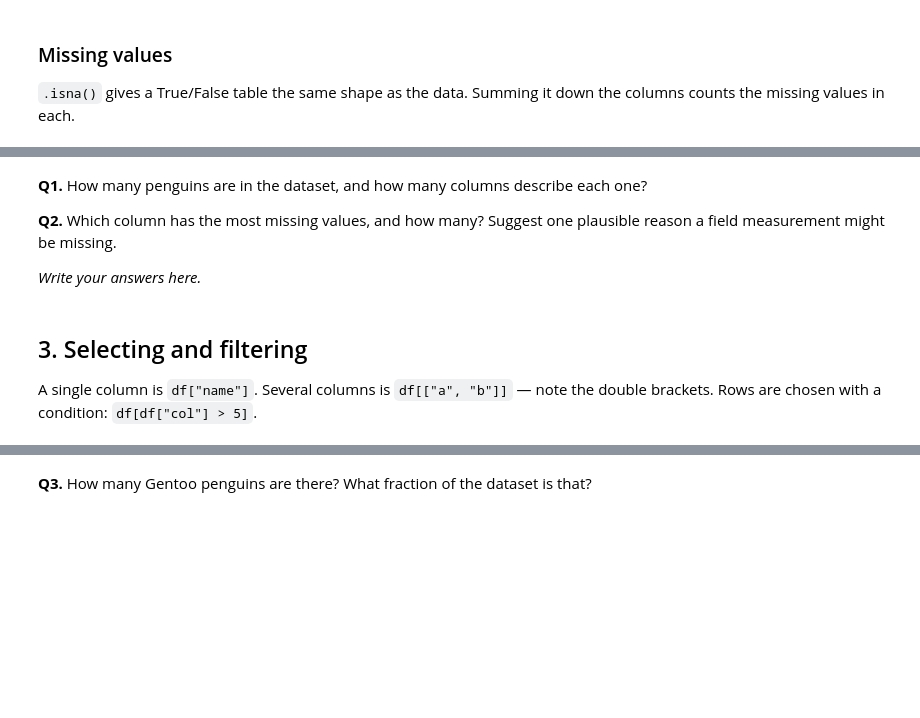
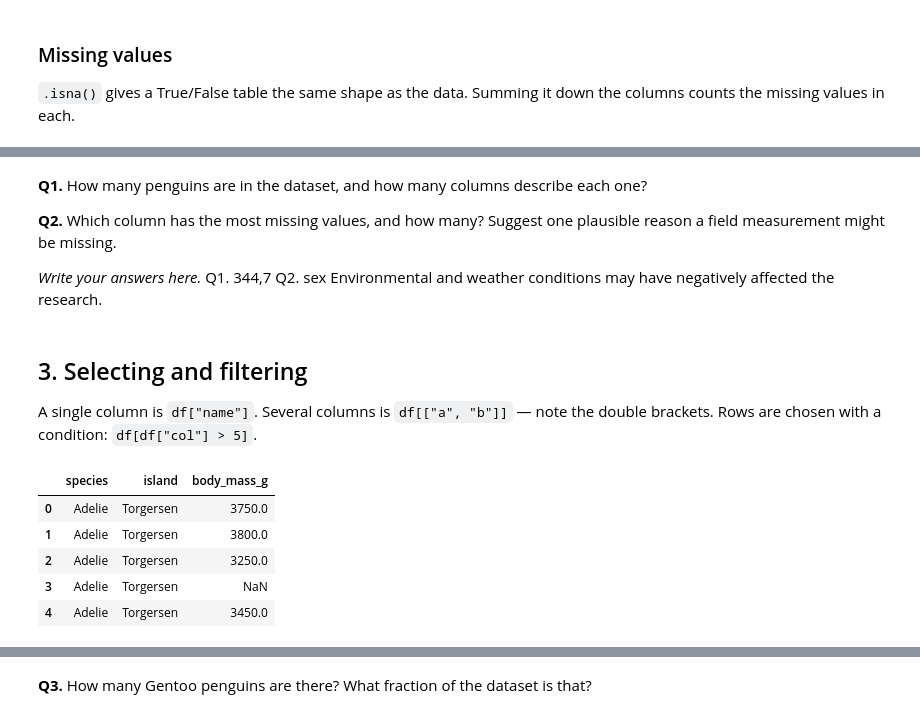
Before and after one commit to sevval-sarici/dsa107-lab, a Jupyter notebook: Lab01_Environment_and_first_notebook_Starter.ipynb, the cells around one changed output, grey strips where cells are left out. Cells and saved outputs as stored; diff of their text form; code cells hidden in the pictures; blank space fills up the shorter version.

```diff
--- a/Lab01_Environment_and_first_notebook_Starter.ipynb
+++ b/Lab01_Environment_and_first_notebook_Starter.ipynb
@@ -81,9 +101,19 @@ print(var2)
 **Q2.** Which column has the most missing values, and how many? Suggest one plausible reason a field measurement might be missing.
 
 *Write your answers here.*
+Q1. 344,7
+Q2. sex Environmental and weather conditions may have negatively affected the research.
 # %% [markdown]
 ## 3. Selecting and filtering
 
 A single column is `df["name"]`. Several columns is `df[["a", "b"]]` — note the double brackets. Rows are chosen with a condition: `df[df["col"] > 5]`.
 # %%
 # TODO: show only species, island and body_mass_g, first five rows
+penguins[['species','island','body_mass_g']].head(5)
+# %% [output]
+|  | species | island | body_mass_g |
+| 0 | Adelie | Torgersen | 3750.0 |
+| 1 | Adelie | Torgersen | 3800.0 |
+| 2 | Adelie | Torgersen | 3250.0 |
+| 3 | Adelie | Torgersen | NaN |
+| 4 | Adelie | Torgersen | 3450.0 |
```
Also changed, not shown: parts of 12 cells of this notebook.
